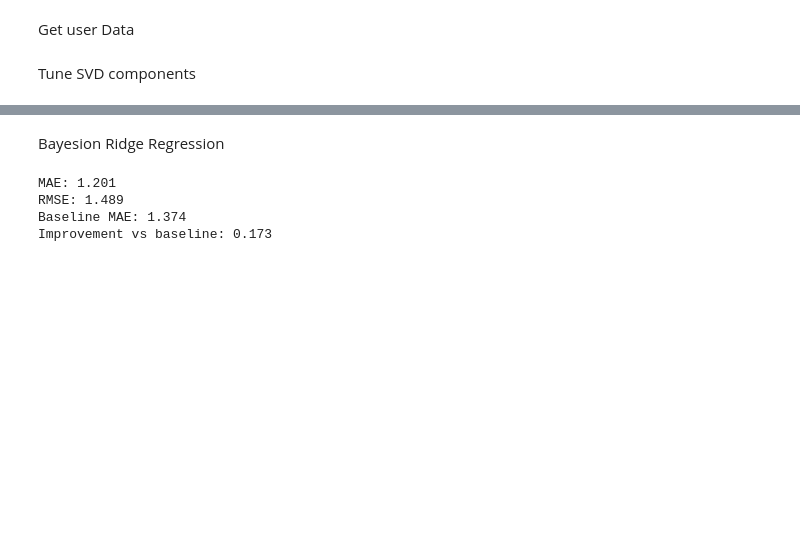
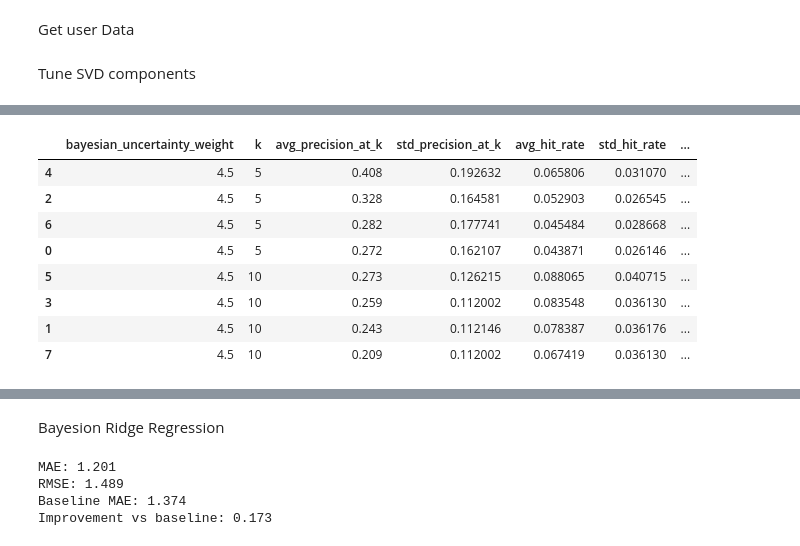
Before and after one commit to sidmetikala-dev/anirec_v2, a Jupyter notebook: experimentation.ipynb, the cells around one changed output, grey strips where cells are left out. Cells and saved outputs as stored; diff of their text form; code cells hidden in the pictures; blank space fills up the shorter version.

```diff
--- a/experimentation.ipynb
+++ b/experimentation.ipynb
@@ -125,5 +139,15 @@ svd_component_summary
 # %%
-svd_component_results
+svd_component_summary[svd_component_summary['n_feature'] == 500]
+# %% [output]
+|  | bayesian_uncertainty_weight | k | avg_precision_at_k | std_precision_at_k | avg_hit_rate | std_hit_rate | ... |
+| 4 | 4.5 | 5 | 0.408 | 0.192632 | 0.065806 | 0.031070 | ... |
+| 2 | 4.5 | 5 | 0.328 | 0.164581 | 0.052903 | 0.026545 | ... |
+| 6 | 4.5 | 5 | 0.282 | 0.177741 | 0.045484 | 0.028668 | ... |
+| 0 | 4.5 | 5 | 0.272 | 0.162107 | 0.043871 | 0.026146 | ... |
+| 5 | 4.5 | 10 | 0.273 | 0.126215 | 0.088065 | 0.040715 | ... |
+| 3 | 4.5 | 10 | 0.259 | 0.112002 | 0.083548 | 0.036130 | ... |
+| 1 | 4.5 | 10 | 0.243 | 0.112146 | 0.078387 | 0.036176 | ... |
+| 7 | 4.5 | 10 | 0.209 | 0.112002 | 0.067419 | 0.036130 | ... |
 # %%
 svd_component_summary
 # %%
```
Also changed, not shown: parts of 3 cells of this notebook, 2 other files.
